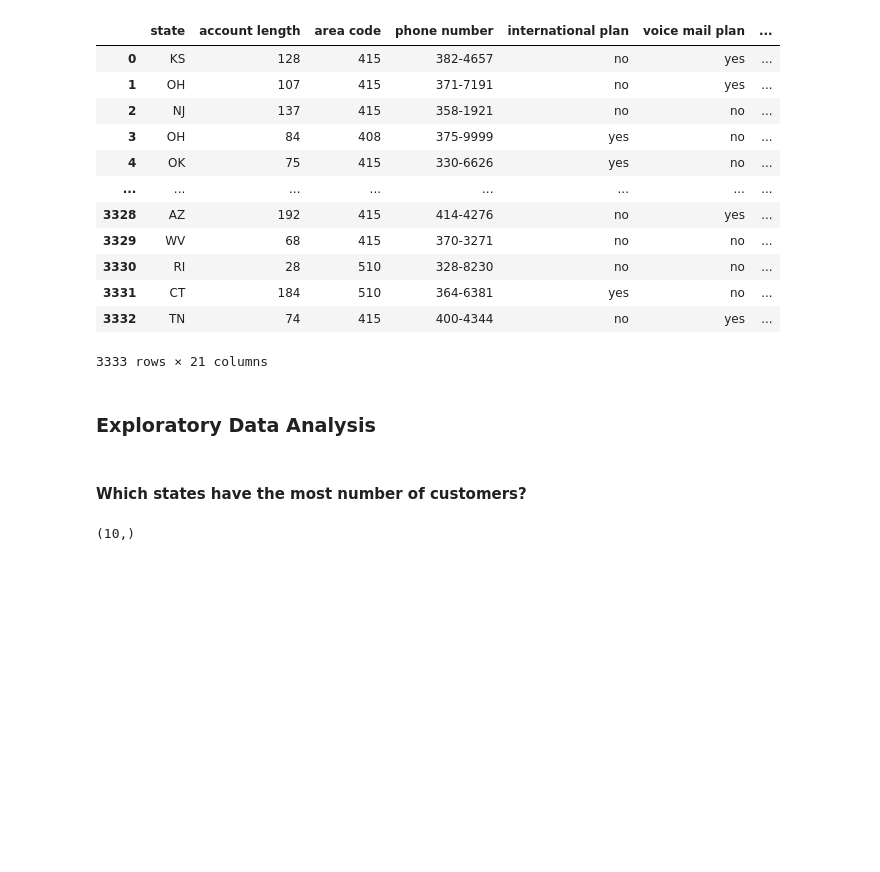
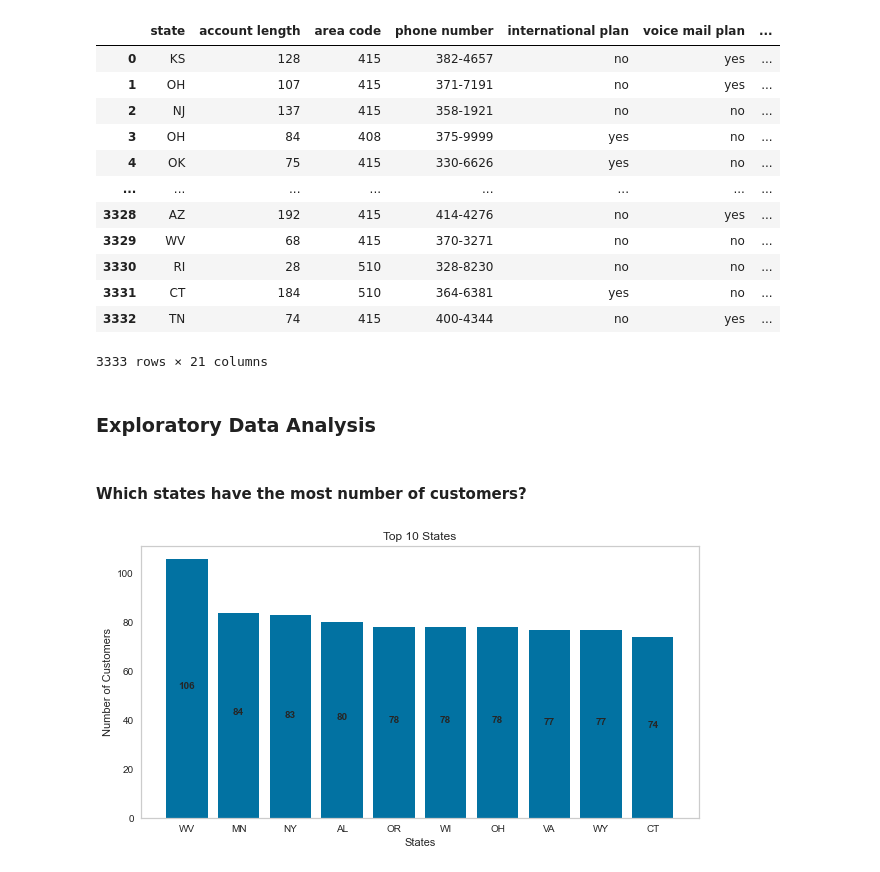
Before and after one commit to mevin-singh/Portfolio-Projects, a Jupyter notebook: Python/Customer Churn Prediction/churn_prediction.ipynb, the cells around one changed output. Drawn from its saved outputs; the diff is of its cells as text; code cells hidden in the pictures; blank space fills up the shorter version.

```diff
--- a/Python/Customer Churn Prediction/churn_prediction.ipynb
+++ b/Python/Customer Churn Prediction/churn_prediction.ipynb
@@ -68,10 +68,44 @@ data
 # %% [markdown]
 #### Which states have the most number of customers?
 # %%
-customers = data['state'].value_counts()
-customers_flipped = customers.sort_values(ascending = True)
+customers = data.groupby('state')\
+                .size()\
+                .to_frame('n_custs')\
+                .sort_values(by = 'n_custs', ascending = False)\
+                .reset_index()
+
+
+customers_flipped = data.groupby('state')\
+                .size()\
+                .to_frame('n_custs')\
+                .sort_values(by = 'n_custs', ascending = True)\
+                .reset_index()
 
 top10 = customers[0:10]
 bottom10 = customers_flipped[0:10]
+
+x1 = top10['state']
+x2 = bottom10['state']
+
+y1 = top10['n_custs']
+y2 = bottom10['n_custs']
-# %% [output]
-(10,)
+# %%
+# Plotting top 10
+plt.figure(figsize = (10,5))
+
+plt.bar(x1, y1) # top 10
+
+plt.title("Top 10 States")
+
+# adding value labels
+for i in range(len(x1)):
+        plt.text(i, y1[i]//2, y1[i], ha = 'center', fontweight = 'bold')
+
+plt.xlabel("States")
+plt.ylabel("Number of Customers")
+
+plt.grid(False)
+
+plt.show()
+# %% [output]
+[figure, added]
```
Also changed, not shown: parts of 2 cells of this notebook.
